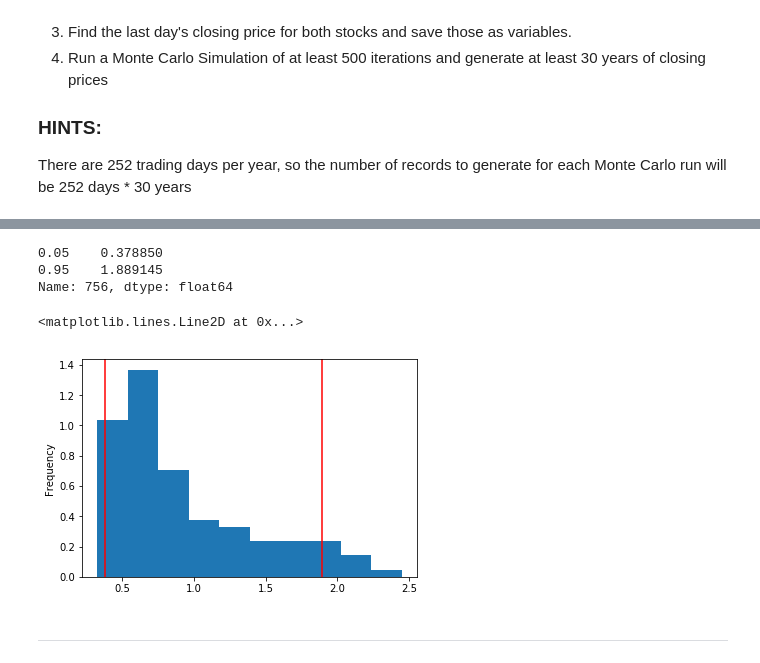
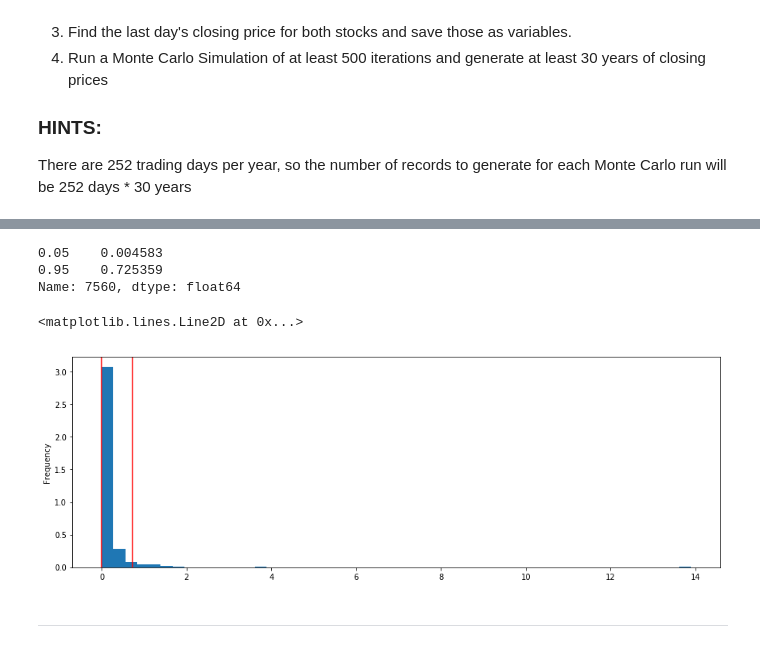
Before and after one commit to tyoung65/Portfolio_Analysis_with_APIs, a Jupyter notebook: portfolio_planner.ipynb, the cells around one changed output, grey strips where cells are left out. Drawn from its saved outputs; the diff is of its cells as text; code cells hidden in the pictures.

```diff
--- a/portfolio_planner.ipynb
+++ b/portfolio_planner.ipynb
@@ -116,7 +116,7 @@ Last day's closing price for SPY is 286.73.
 # %%
 # Setup the Monte Carlo Parameters
-num_simulations = 100
-num_records = 252 * 3
+num_simulations = 500
+num_records = 252 * 30
 simulated_price_df = pd.DataFrame()
 portfolio_cumulative_returns = pd.DataFrame()
 # %%
@@ -199,19 +206,19 @@ ending_cumulative_returns.plot(kind='hist', bins=10)
 confidence_interval_90 = ending_cumulative_returns.quantile(q=[0.05, 0.95])
 confidence_interval_90
 # %% [output]
-0.05    0.378850
-0.95    1.889145
-Name: 756, dtype: float64
+0.05    0.004583
+0.95    0.725359
+Name: 7560, dtype: float64
 # %%
 # Visualize the distribution of the ending returns
 # YOUR CODE HERE
 plt.figure();
-ending_cumulative_returns.plot(kind='hist', density=True, bins=10)
+ending_cumulative_returns.plot(kind='hist', density=True, bins=50, figsize=(15,5))
 plt.axvline(confidence_interval_90.iloc[0], color='r')
 plt.axvline(confidence_interval_90.iloc[1], color='r')
 # %% [output]
 <matplotlib.lines.Line2D at 0x...>
-[figure, old version]
+[figure, new version]
 # %% [markdown]
 ---
 # %% [markdown]
```
Also changed, not shown: parts of 10 cells of this notebook, 2 other files.
